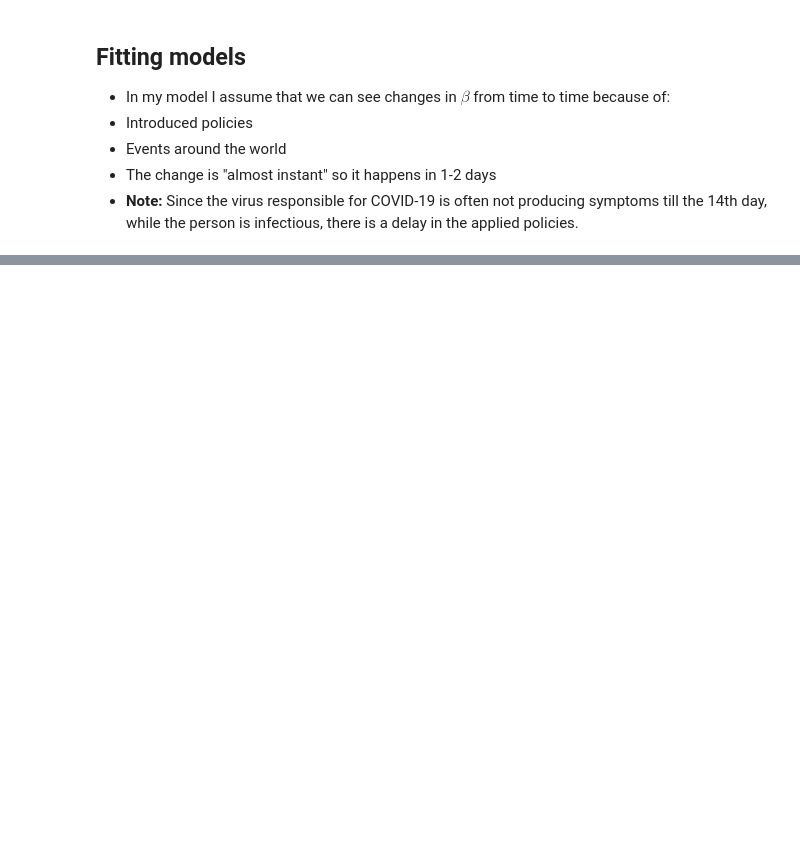
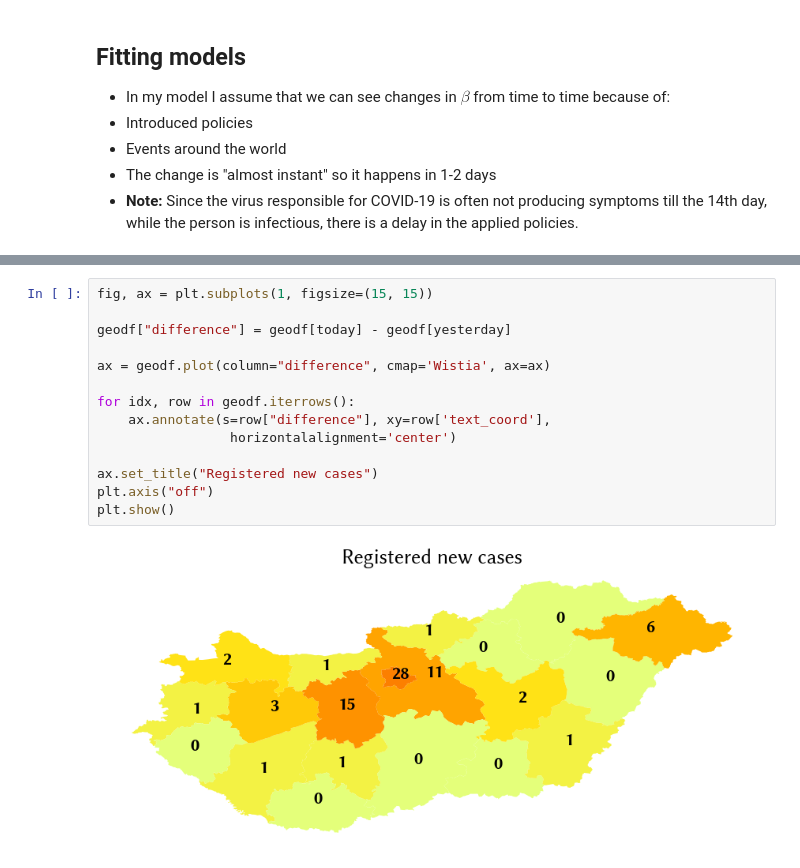
Before and after one commit to pgabor/covid-hungary, a Jupyter notebook: report.ipynb, the cells around one changed output, grey strips where cells are left out. Saved outputs shown, nothing was run; the diff lists cells and outputs as text; blank space fills up the shorter version.

```diff
--- a/report.ipynb
+++ b/report.ipynb
@@ -485,0 +541,16 @@ fig.show()
+# %%
+fig, ax = plt.subplots(1, figsize=(15, 15))
+
+geodf["difference"] = geodf[today] - geodf[yesterday]
+
+ax = geodf.plot(column="difference", cmap='Wistia', ax=ax)
+
+for idx, row in geodf.iterrows():
+    ax.annotate(s=row["difference"], xy=row['text_coord'],
+                 horizontalalignment='center')
+
+ax.set_title("Registered new cases")
+plt.axis("off")
+plt.show()
+# %% [output]
+[figure, added]
```
Also changed, not shown: parts of 10 cells of this notebook, 7 other files.
